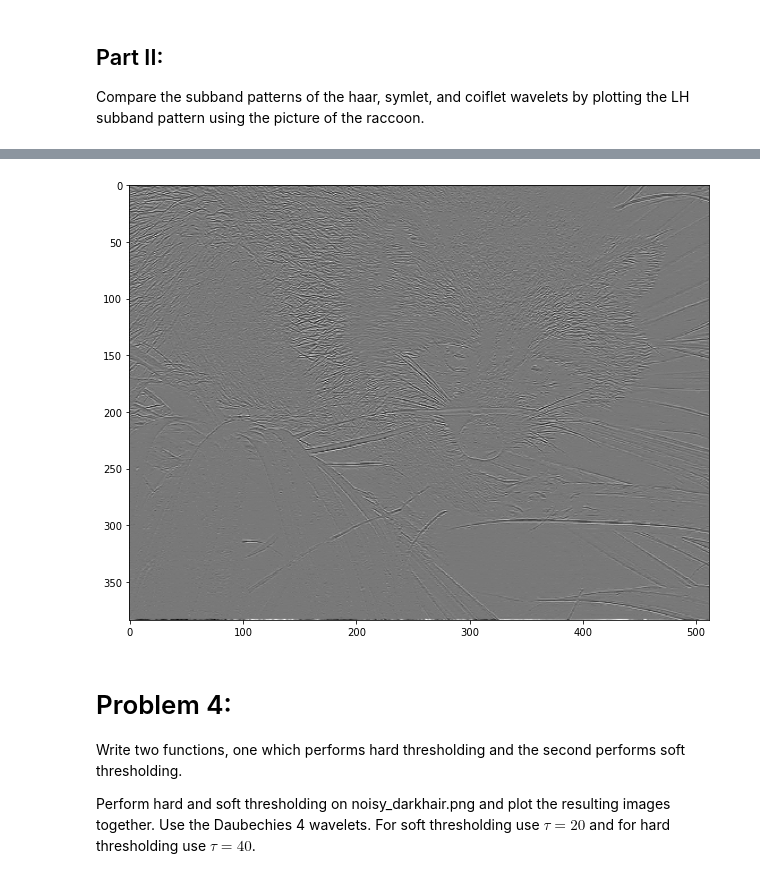
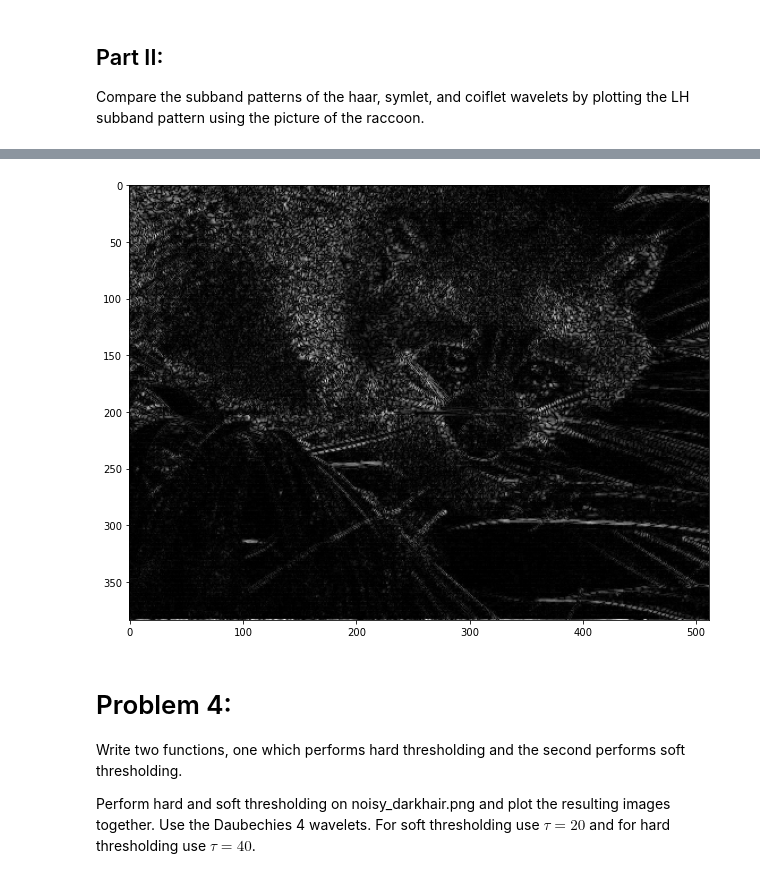
Before and after one commit to acjo/algorithims_optimization, a Jupyter notebook: Wavelets/wavelets.ipynb, the cells around one changed output, grey strips where cells are left out. Cells and saved outputs as stored; diff of their text form; code cells hidden in the pictures.

```diff
--- a/Wavelets/wavelets.ipynb
+++ b/Wavelets/wavelets.ipynb
@@ -154,10 +154,10 @@ plt.show()
 # %%
 # Plot LH (after 1 level of decomposition) using the Coiflet wavelet.
 lw_C = pywt.dwt2(racoon, 'coif1', mode='per')
-plt.imshow(lw_C[1][0], cmap='gray')
+plt.imshow(np.abs(lw_C[1][0]), cmap='gray')
 plt.show()
 # %% [output]
-[figure, old version]
+[figure, new version]
 # %% [markdown]
 # Problem 4:
 Write two functions, one which performs hard thresholding and the second performs soft thresholding.
```
Also changed, not shown: parts of 4 cells of this notebook.
